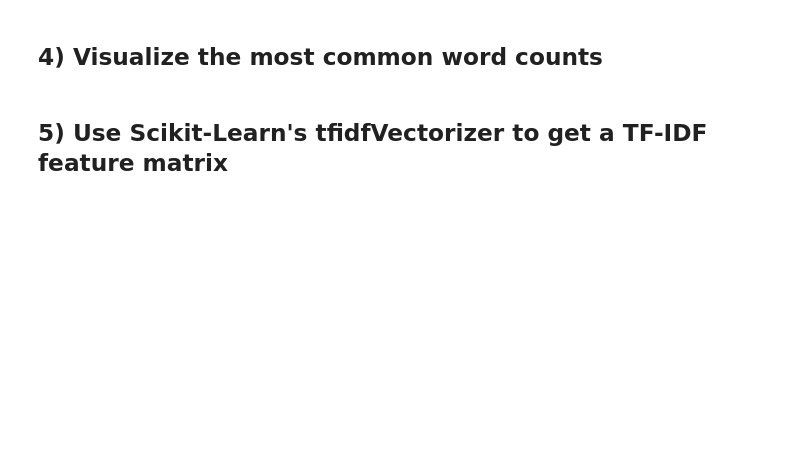
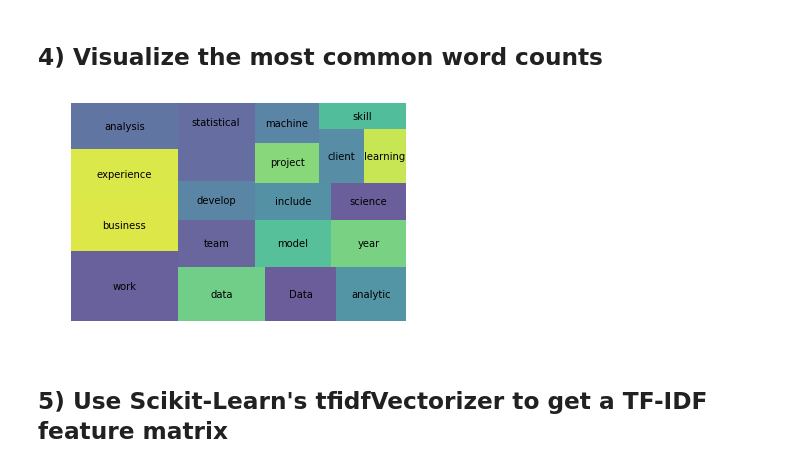
Before and after one commit to ewuerfel66/DS-Unit-4-Sprint-1-NLP, a Jupyter notebook: module2-vector-representations/LS_DS_412_Vector_Representations_Assignment.ipynb, the cells around one changed output. Saved outputs shown, nothing was run; the diff lists cells and outputs as text; code cells hidden in the pictures; blank space fills up the shorter version.

```diff
--- a/module2-vector-representations/LS_DS_412_Vector_Representations_Assignment.ipynb
+++ b/module2-vector-representations/LS_DS_412_Vector_Representations_Assignment.ipynb
@@ -42,2 +188,49 @@ raise Exception("\nThis task is not complete. \nReplace this line with your code
+# %%
+def count(docs):
+
+        word_counts = Counter()
+        appears_in = Counter()
+
+        total_docs = len(docs)
+
+        for doc in docs:
+            word_counts.update(doc)
+            appears_in.update(set(doc))
+
+        temp = zip(word_counts.keys(), word_counts.values())
+
+        wc = pd.DataFrame(temp, columns = ['word', 'count'])
+
+        wc['rank'] = wc['count'].rank(method='first', ascending=False)
+        total = wc['count'].sum()
+
+        wc['pct_total'] = wc['count'].apply(lambda x: x / total)
+
+        wc = wc.sort_values(by='rank')
+        wc['cul_pct_total'] = wc['pct_total'].cumsum()
+
+        t2 = zip(appears_in.keys(), appears_in.values())
+        ac = pd.DataFrame(t2, columns=['word', 'appears_in'])
+        wc = ac.merge(wc, on='word')
+
+        wc['appears_in_pct'] = wc['appears_in'].apply(lambda x: x / total_docs)
+
+        return wc.sort_values(by='rank')
+# %%
+# Use the Function
+wc = count(df['tokens'])
+# %%
+# The top one is blank
+top21 = wc[wc['rank'] <= 21]
+# %%
+# Get rid of blank token
+top20 = top21.iloc[1:]
+# %%
+# Squarify plot
+squarify.plot(sizes=top20['pct_total'], label=top20['word'], alpha=.8 )
+plt.axis('off')
+plt.show()
+# %% [output]
+[figure, added]
 # %% [markdown]
 ## 5) Use Scikit-Learn's tfidfVectorizer to get a TF-IDF feature matrix
```
Also changed, not shown: parts of 36 cells of this notebook, 2 other files.
